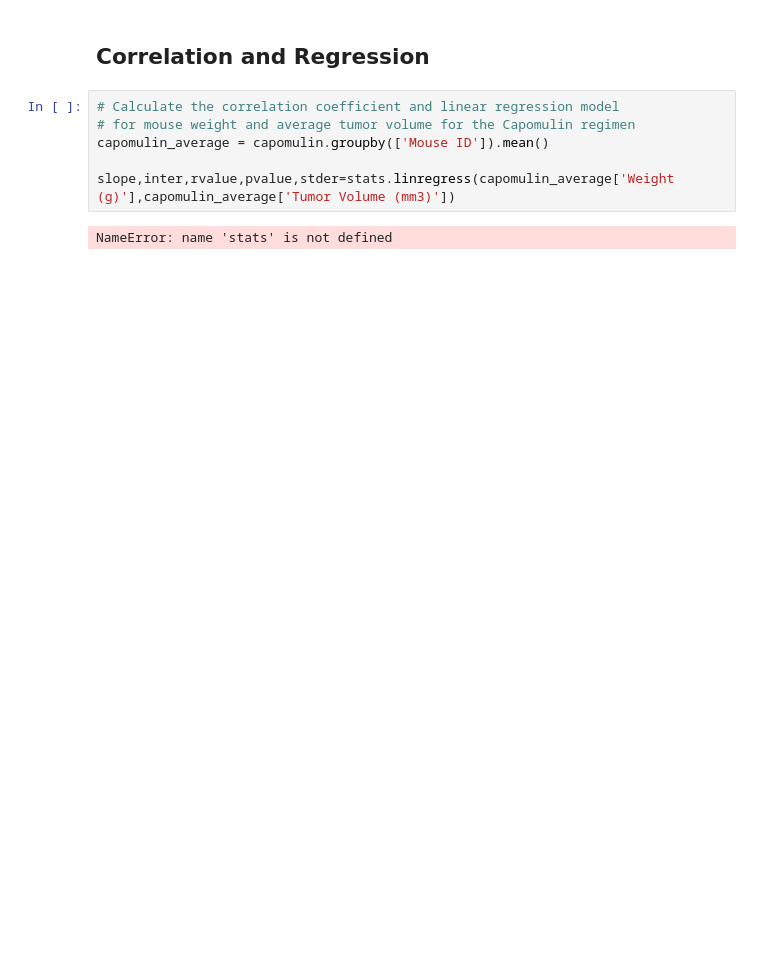
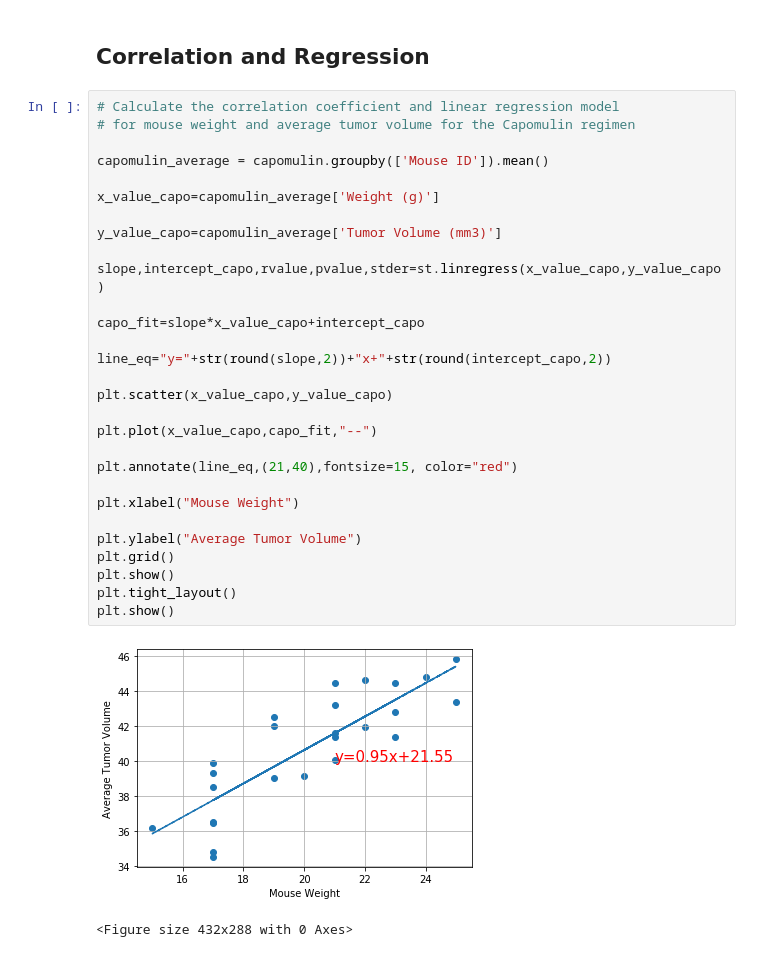
Before and after one commit to kdaltayli/MatPlotlib_Challenge_KA, a Jupyter notebook: Pymaceuticals/pymaceuticals_starter.ipynb, the cells around one changed output. Saved outputs shown, nothing was run; the diff lists cells and outputs as text; blank space fills up the shorter version.

```diff
--- a/Pymaceuticals/pymaceuticals_starter.ipynb
+++ b/Pymaceuticals/pymaceuticals_starter.ipynb
@@ -295,8 +356,32 @@ plt.show()
 # %%
 # Calculate the correlation coefficient and linear regression model
 # for mouse weight and average tumor volume for the Capomulin regimen
+
 capomulin_average = capomulin.groupby(['Mouse ID']).mean()
 
-slope,inter,rvalue,pvalue,stder=stats.linregress(capomulin_average['Weight (g)'],capomulin_average['Tumor Volume (mm3)'])
+x_value_capo=capomulin_average['Weight (g)']
+
+y_value_capo=capomulin_average['Tumor Volume (mm3)']
+
+slope,intercept_capo,rvalue,pvalue,stder=st.linregress(x_value_capo,y_value_capo)
+
+capo_fit=slope*x_value_capo+intercept_capo
+
+line_eq="y="+str(round(slope,2))+"x+"+str(round(intercept_capo,2))
+
+plt.scatter(x_value_capo,y_value_capo)
+
+plt.plot(x_value_capo,capo_fit,"--")
+
+plt.annotate(line_eq,(21,40),fontsize=15, color="red")
+
+plt.xlabel("Mouse Weight")
+
+plt.ylabel("Average Tumor Volume")
+plt.grid()
+plt.show()
+plt.tight_layout()
+plt.show()
 # %% [output]
+[figure, added]
-NameError: name 'stats' is not defined
+<Figure size 432x288 with 0 Axes>
```
Also changed, not shown: parts of 16 cells of this notebook.
